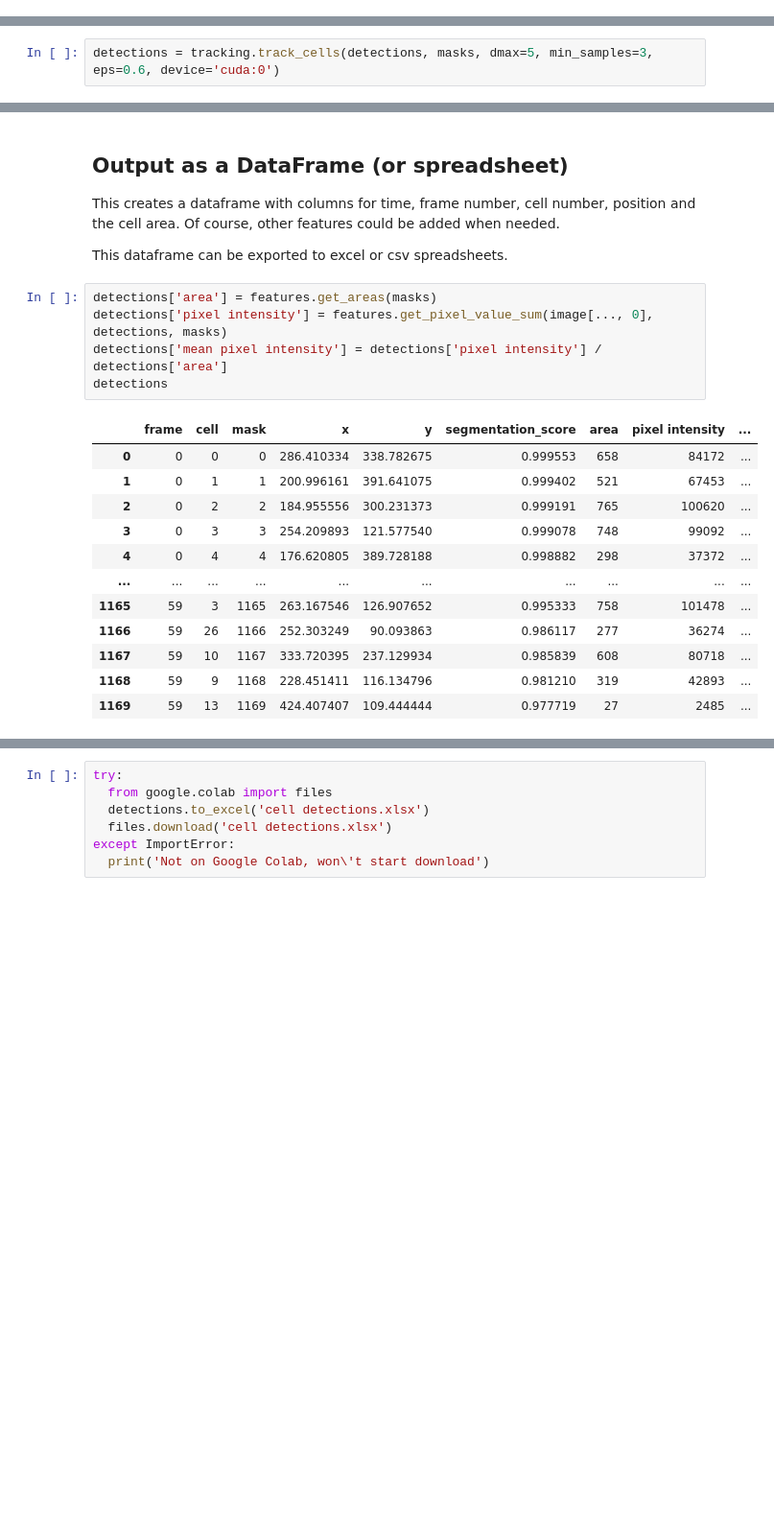
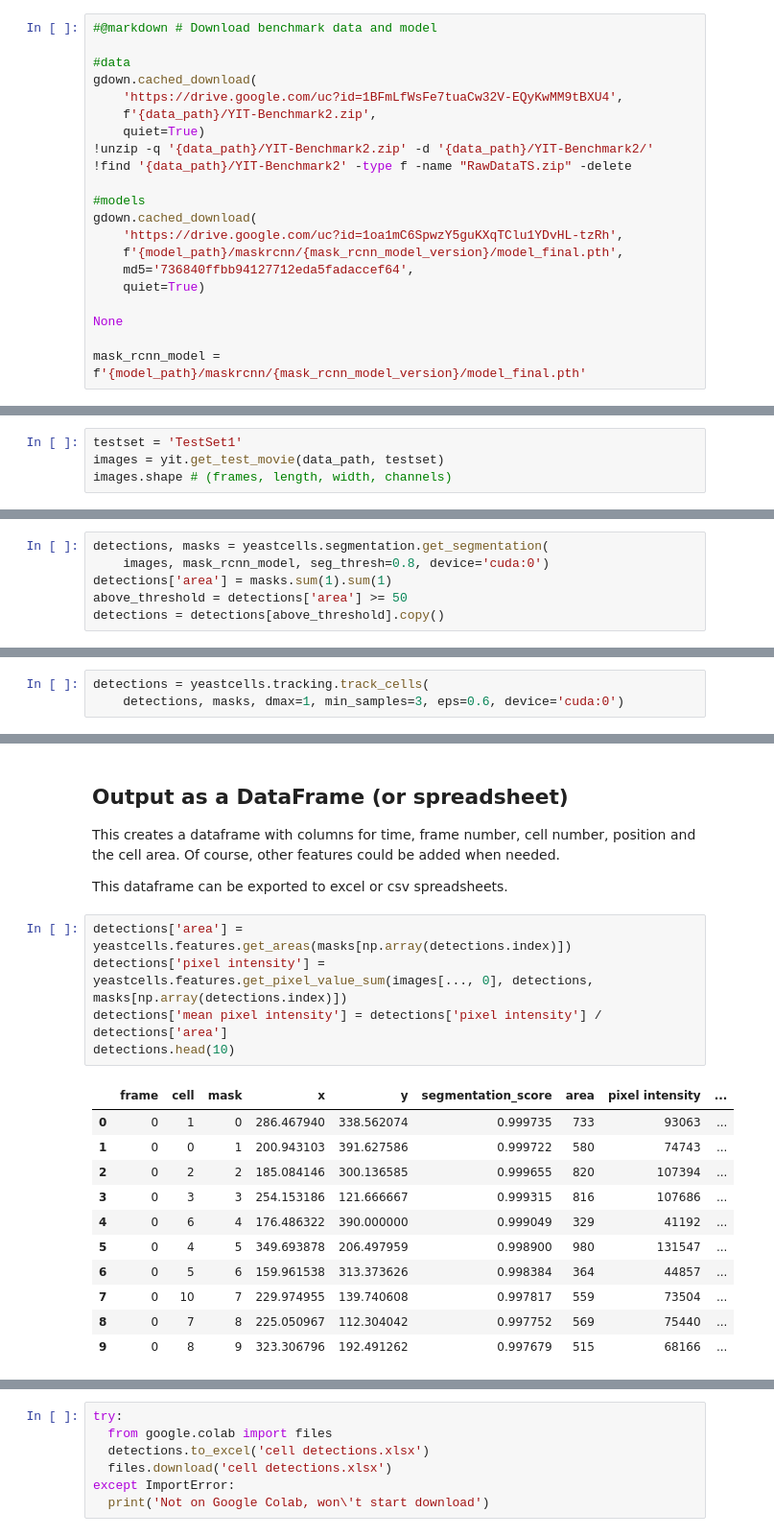
Before and after one commit to ymzayek/yeastcells-detection-maskrcnn, a Jupyter notebook: notebooks/example_pipeline.ipynb, the cells around one changed output, grey strips where cells are left out. Shown at 96% size. Drawn from its saved outputs; the diff is of its cells as text; blank space fills up the shorter version.

```diff
--- a/notebooks/example_pipeline.ipynb
+++ b/notebooks/example_pipeline.ipynb
@@ -92,3 +94,24 @@ Archive:  YIT-Benchmark2/YIT-Benchmark2.zip
+# %%
+#@markdown # Download benchmark data and model
+
+#data
+gdown.cached_download(
+    'https://drive.google.com/uc?id=1BFmLfWsFe7tuaCw32V-EQyKwMM9tBXU4',
+    f'{data_path}/YIT-Benchmark2.zip',
+    quiet=True)
+!unzip -q '{data_path}/YIT-Benchmark2.zip' -d '{data_path}/YIT-Benchmark2/'
+!find '{data_path}/YIT-Benchmark2' -type f -name "RawDataTS.zip" -delete
+
+#models
+gdown.cached_download(
+    'https://drive.google.com/uc?id=1oa1mC6SpwzY5guKXqTClu1YDvHL-tzRh',
+    f'{model_path}/maskrcnn/{mask_rcnn_model_version}/model_final.pth',
+    md5='736840ffbb94127712eda5fadaccef64',
+    quiet=True)
+
+None
+
+mask_rcnn_model = f'{model_path}/maskrcnn/{mask_rcnn_model_version}/model_final.pth'
 # %% [markdown]
 ## Read movie
 
@@ -112,0 +119,4 @@ image.shape # (frames, length, width, channels)
+# %%
+testset = 'TestSet1'
+images = yit.get_test_movie(data_path, testset)
+images.shape # (frames, length, width, channels)
@@ -123,0 +133,6 @@ detections, masks = segmentation.get_segmentation(
+# %%
+detections, masks = yeastcells.segmentation.get_segmentation(
+    images, mask_rcnn_model, seg_thresh=0.8, device='cuda:0')
+detections['area'] = masks.sum(1).sum(1)
+above_threshold = detections['area'] >= 50
+detections = detections[above_threshold].copy()
@@ -128,7 +148,8 @@ detections, masks = segmentation.get_segmentation(
 
 These tracks are plot in 3D.
 # %%
-detections = tracking.track_cells(detections, masks, dmax=5, min_samples=3, eps=0.6, device='cuda:0')
+detections = yeastcells.tracking.track_cells(
+    detections, masks, dmax=1, min_samples=3, eps=0.6, device='cuda:0')
 # %%
 # plot yeast cell positions over time
 
@@ -170,20 +209,19 @@ This creates a dataframe with columns for time, frame number, cell number, posit
 
 This dataframe can be exported to excel or csv spreadsheets.
 # %%
-detections['area'] = features.get_areas(masks)
-detections['pixel intensity'] = features.get_pixel_value_sum(image[..., 0], detections, masks)
+detections['area'] = yeastcells.features.get_areas(masks[np.array(detections.index)])
+detections['pixel intensity'] = yeastcells.features.get_pixel_value_sum(images[..., 0], detections, masks[np.array(detections.index)])
 detections['mean pixel intensity'] = detections['pixel intensity'] / detections['area']
-detections
+detections.head(10)
 # %% [output]
 |  | frame | cell | mask | x | y | segmentation_score | area | pixel intensity | ... |
-| 0 | 0 | 0 | 0 | 286.410334 | 338.782675 | 0.999553 | 658 | 84172 | ... |
-| 1 | 0 | 1 | 1 | 200.996161 | 391.641075 | 0.999402 | 521 | 67453 | ... |
-| 2 | 0 | 2 | 2 | 184.955556 | 300.231373 | 0.999191 | 765 | 100620 | ... |
-| 3 | 0 | 3 | 3 | 254.209893 | 121.577540 | 0.999078 | 748 | 99092 | ... |
-| 4 | 0 | 4 | 4 | 176.620805 | 389.728188 | 0.998882 | 298 | 37372 | ... |
-| ... | ... | ... | ... | ... | ... | ... | ... | ... | ... |
-| 1165 | 59 | 3 | 1165 | 263.167546 | 126.907652 | 0.995333 | 758 | 101478 | ... |
-| 1166 | 59 | 26 | 1166 | 252.303249 | 90.093863 | 0.986117 | 277 | 36274 | ... |
-| 1167 | 59 | 10 | 1167 | 333.720395 | 237.129934 | 0.985839 | 608 | 80718 | ... |
-| 1168 | 59 | 9 | 1168 | 228.451411 | 116.134796 | 0.981210 | 319 | 42893 | ... |
-| 1169 | 59 | 13 | 1169 | 424.407407 | 109.444444 | 0.977719 | 27 | 2485 | ... |
+| 0 | 0 | 1 | 0 | 286.467940 | 338.562074 | 0.999735 | 733 | 93063 | ... |
+| 1 | 0 | 0 | 1 | 200.943103 | 391.627586 | 0.999722 | 580 | 74743 | ... |
+| 2 | 0 | 2 | 2 | 185.084146 | 300.136585 | 0.999655 | 820 | 107394 | ... |
+| 3 | 0 | 3 | 3 | 254.153186 | 121.666667 | 0.999315 | 816 | 107686 | ... |
+| 4 | 0 | 6 | 4 | 176.486322 | 390.000000 | 0.999049 | 329 | 41192 | ... |
+| 5 | 0 | 4 | 5 | 349.693878 | 206.497959 | 0.998900 | 980 | 131547 | ... |
+| 6 | 0 | 5 | 6 | 159.961538 | 313.373626 | 0.998384 | 364 | 44857 | ... |
+| 7 | 0 | 10 | 7 | 229.974955 | 139.740608 | 0.997817 | 559 | 73504 | ... |
+| 8 | 0 | 7 | 8 | 225.050967 | 112.304042 | 0.997752 | 569 | 75440 | ... |
+| 9 | 0 | 8 | 9 | 323.306796 | 192.491262 | 0.997679 | 515 | 68166 | ... |
```
Also changed, not shown: parts of 23 cells of this notebook.
